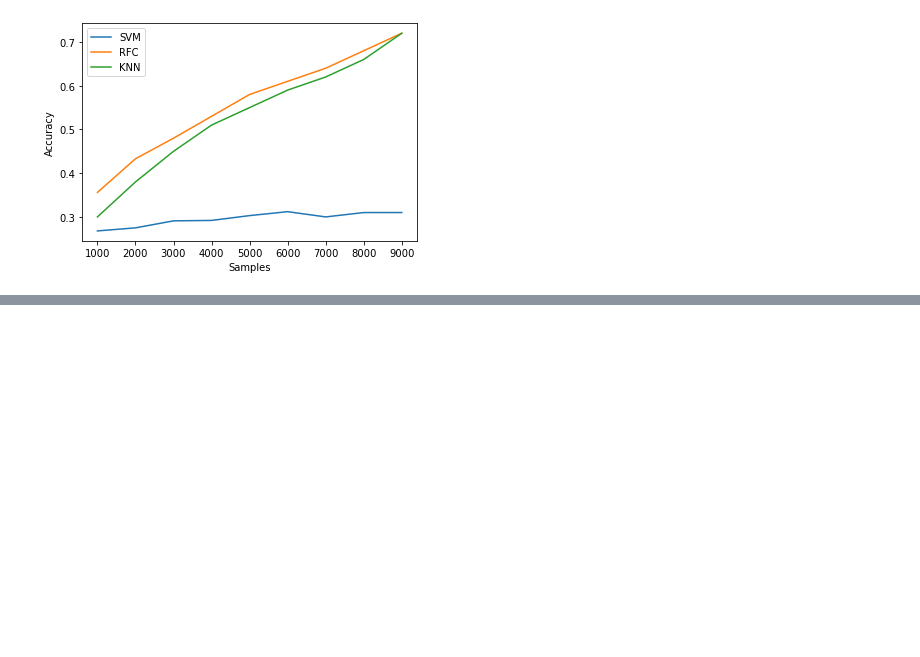
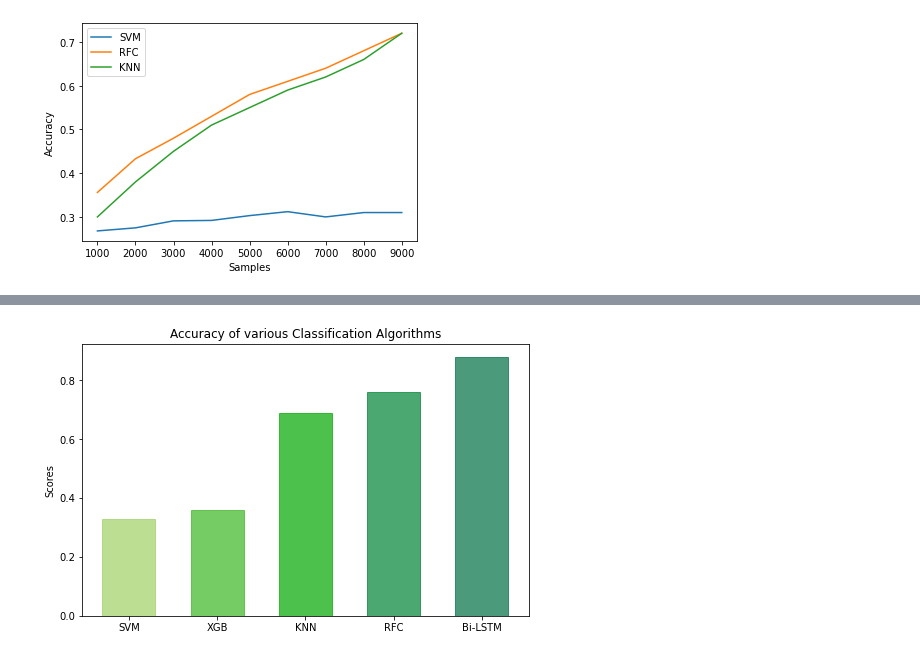
Before and after one commit to ultraultimated/Enron_email_classification, a Jupyter notebook: Enron_main.ipynb, the cells around one changed output, grey strips where cells are left out. Cells and saved outputs as stored; diff of their text form; code cells hidden in the pictures; blank space fills up the shorter version.

```diff
--- a/Enron_main.ipynb
+++ b/Enron_main.ipynb
@@ -497,0 +712,24 @@ plt.show()
+# %%
+labels = ['SVM', 'XGB', 'KNN', 'RFC', 'Bi-LSTM']
+accuracy = [0.33, 0.36, 0.69, 0.76, 0.88]
+
+x = np.arange(len(labels))  # the label locations
+width = 0.6  # the width of the bars
+
+fig, ax = plt.subplots()
+rects = ax.bar(labels, accuracy, 0.6, alpha=0.7,color="#DEEDCF")
+rects[0].set_color('#9FD166')
+rects[1].set_color('#3CB722')
+rects[2].set_color('#00A900')
+rects[3].set_color('#008335')
+rects[4].set_color('#006F45')
+# Add some text for labels, title and custom x-axis tick labels, etc.
+ax.set_ylabel('Scores')
+ax.set_title('Accuracy of various Classification Algorithms')
+ax.set_xticks(x)
+# ax.set_xticklabels(labels)
+# ax.legend()
+fig.set_size_inches(8, 5)
+plt.savefig("final_acc.jpg", dpi=200)
+# %% [output]
+[figure, added]
```
Also changed, not shown: parts of 26 cells of this notebook.
